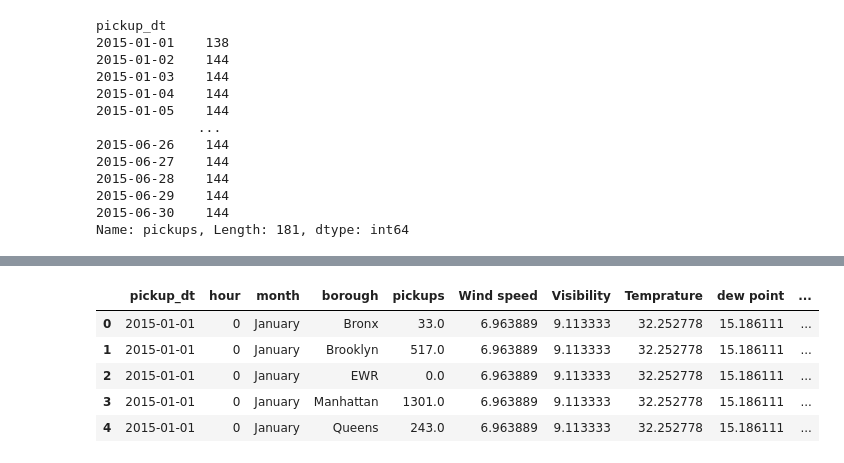
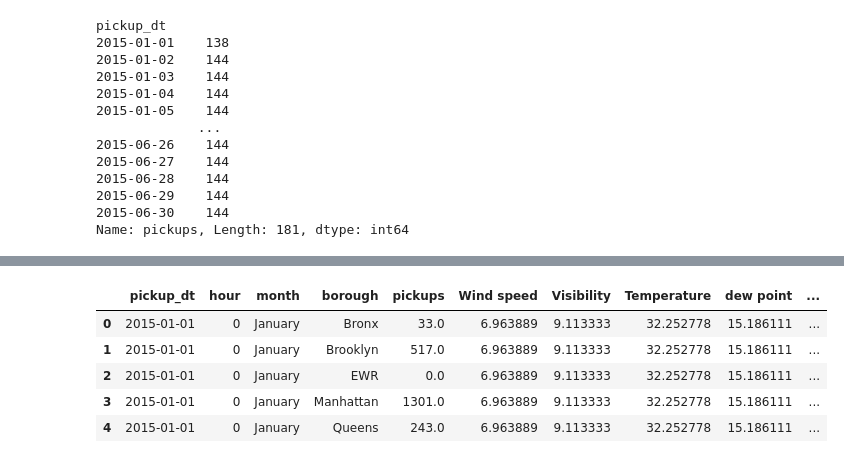
Before and after one commit to Jherza-X/Project1-Group9, a Jupyter notebook: Uber-Weather-Project/project-1 - data_cleaning.ipynb, the cells around one changed output, grey strips where cells are left out. Drawn from its saved outputs; the diff is of its cells as text; code cells hidden in the pictures.

```diff
--- a/Uber-Weather-Project/project-1 - data_cleaning.ipynb
+++ b/Uber-Weather-Project/project-1 - data_cleaning.ipynb
@@ -249,21 +249,21 @@ result_df.head()
 # %%
 # Create a clean Data Frame
 clean_df = result_df[['pickup_dt', 'hour', 'month','borough', 'pickups', 'spd', 'vsb', 'temp', 'dewp',
                 'slp','pcp01', 'pcp06', 'pcp24', 'sd', 'hday']]
 clean_df = clean_df.rename(columns={'spd':'Wind speed',
                                     'vsb':'Visibility',
-                                    'temp':'Temprature',
+                                    'temp':'Temperature',
                                     'dewp': 'dew point',
                                     'slp': 'Sea level pressure',
                                     'pcp01':'Precipitation 01',
                                     'pcp06':'Precipitation 06',
                                     'pcp24':'Precipitation 24',
                                     'sd':'Snow depth',
                                     'hday':'Holiday'})
 
 clean_df.head()
 # %% [output]
-|  | pickup_dt | hour | month | borough | pickups | Wind speed | Visibility | Temprature | dew point | ... |
+|  | pickup_dt | hour | month | borough | pickups | Wind speed | Visibility | Temperature | dew point | ... |
 | 0 | 2015-01-01 | 0 | January | Bronx | 33.0 | 6.963889 | 9.113333 | 32.252778 | 15.186111 | ... |
 | 1 | 2015-01-01 | 0 | January | Brooklyn | 517.0 | 6.963889 | 9.113333 | 32.252778 | 15.186111 | ... |
 | 2 | 2015-01-01 | 0 | January | EWR | 0.0 | 6.963889 | 9.113333 | 32.252778 | 15.186111 | ... |
```
Also changed, not shown: 1 other file.
